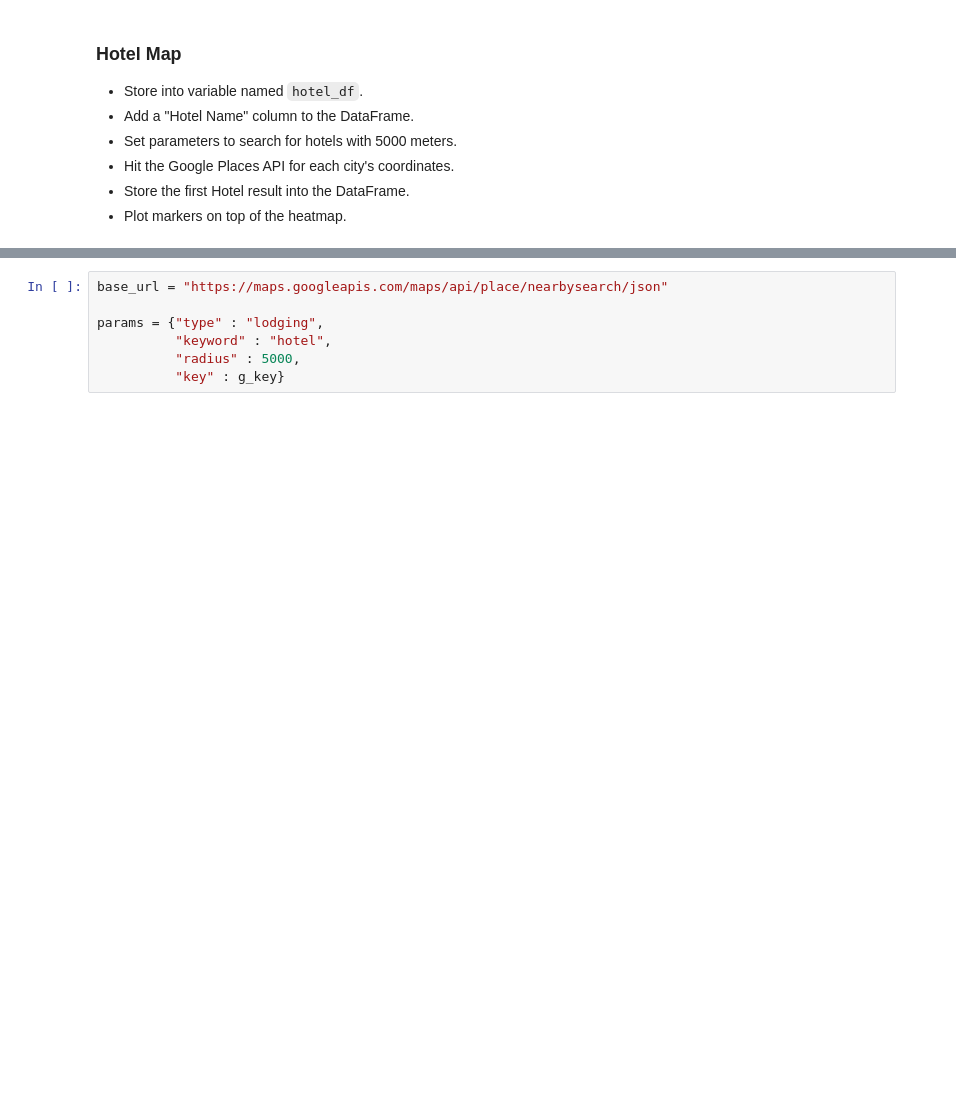
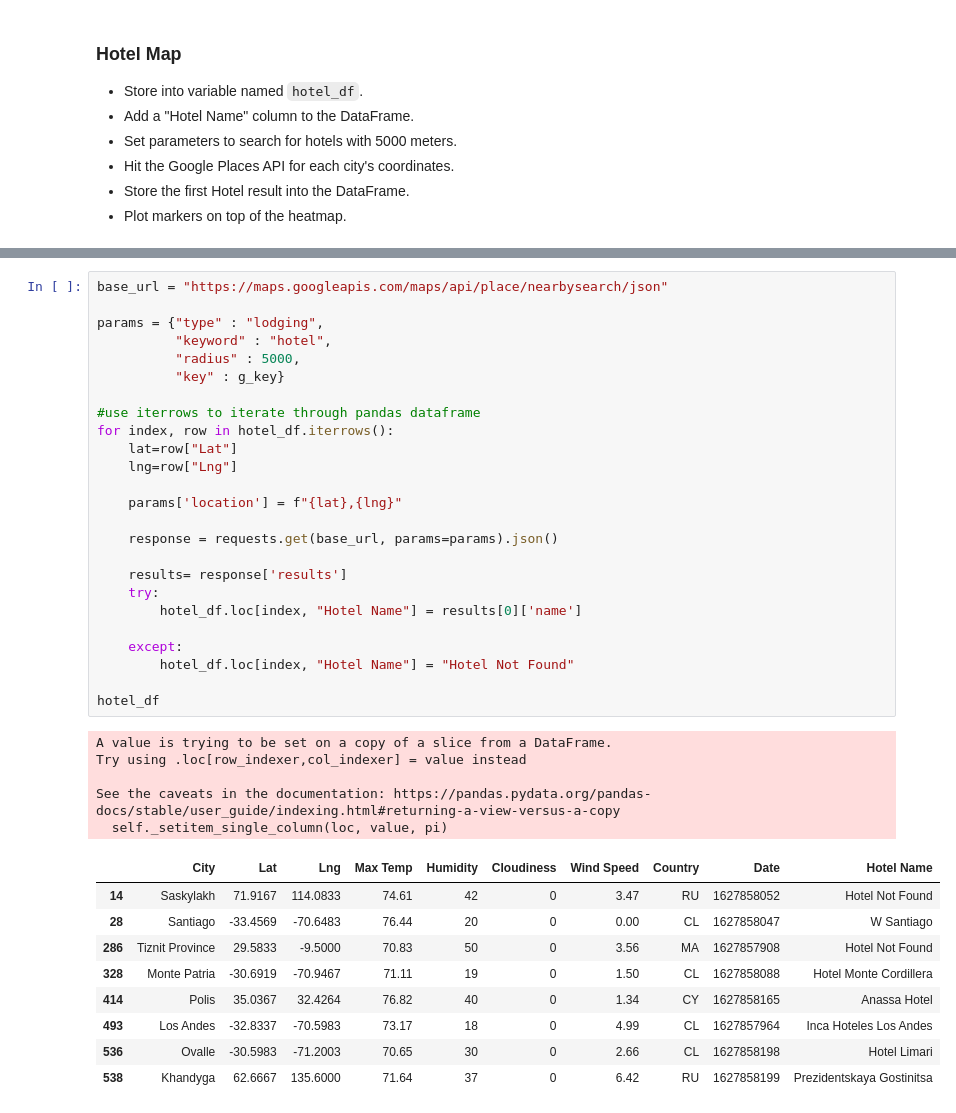
Before and after one commit to NickP20/python-api-challenge, a Jupyter notebook: VacationPy/VacationPy.ipynb, the cells around one changed output, grey strips where cells are left out. Drawn from its saved outputs; the diff is of its cells as text; blank space fills up the shorter version.

```diff
--- a/VacationPy/VacationPy.ipynb
+++ b/VacationPy/VacationPy.ipynb
@@ -128,10 +120,43 @@ See the caveats in the documentation: https://pandas.pydata.org/pandas-docs/stab
-# %%
-base_url = "https://maps.googleapis.com/maps/api/place/nearbysearch/json"
-
-params = {"type" : "lodging",
-          "keyword" : "hotel",
-          "radius" : 5000,
-          "key" : g_key}
+# %%
+base_url = "https://maps.googleapis.com/maps/api/place/nearbysearch/json"
+
+params = {"type" : "lodging",
+          "keyword" : "hotel",
+          "radius" : 5000,
+          "key" : g_key}
+
+#use iterrows to iterate through pandas dataframe
+for index, row in hotel_df.iterrows():
+    lat=row["Lat"]
+    lng=row["Lng"]
+
+    params['location'] = f"{lat},{lng}"
+
+    response = requests.get(base_url, params=params).json()
+
+    results= response['results']
+    try:
+        hotel_df.loc[index, "Hotel Name"] = results[0]['name']
+
+    except:
+        hotel_df.loc[index, "Hotel Name"] = "Hotel Not Found"
+
+hotel_df
+# %% [output]
+A value is trying to be set on a copy of a slice from a DataFrame.
+Try using .loc[row_indexer,col_indexer] = value instead
+
+See the caveats in the documentation: https://pandas.pydata.org/pandas-docs/stable/user_guide/indexing.html#returning-a-view-versus-a-copy
+  self._setitem_single_column(loc, value, pi)
+|  | City | Lat | Lng | Max Temp | Humidity | Cloudiness | Wind Speed | Country | Date | Hotel Name |
+| 14 | Saskylakh | 71.9167 | 114.0833 | 74.61 | 42 | 0 | 3.47 | RU | 1627858052 | Hotel Not Found |
+| 28 | Santiago | -33.4569 | -70.6483 | 76.44 | 20 | 0 | 0.00 | CL | 1627858047 | W Santiago |
+| 286 | Tiznit Province | 29.5833 | -9.5000 | 70.83 | 50 | 0 | 3.56 | MA | 1627857908 | Hotel Not Found |
+| 328 | Monte Patria | -30.6919 | -70.9467 | 71.11 | 19 | 0 | 1.50 | CL | 1627858088 | Hotel Monte Cordillera |
+| 414 | Polis | 35.0367 | 32.4264 | 76.82 | 40 | 0 | 1.34 | CY | 1627858165 | Anassa Hotel |
+| 493 | Los Andes | -32.8337 | -70.5983 | 73.17 | 18 | 0 | 4.99 | CL | 1627857964 | Inca Hoteles Los Andes |
+| 536 | Ovalle | -30.5983 | -71.2003 | 70.65 | 30 | 0 | 2.66 | CL | 1627858198 | Hotel Limari |
+| 538 | Khandyga | 62.6667 | 135.6000 | 71.64 | 37 | 0 | 6.42 | RU | 1627858199 | Prezidentskaya Gostinitsa |
 # %%
 # NOTE: Do not change any of the code in this cell
 
```
Also changed, not shown: parts of 5 cells of this notebook, 4 other files.
